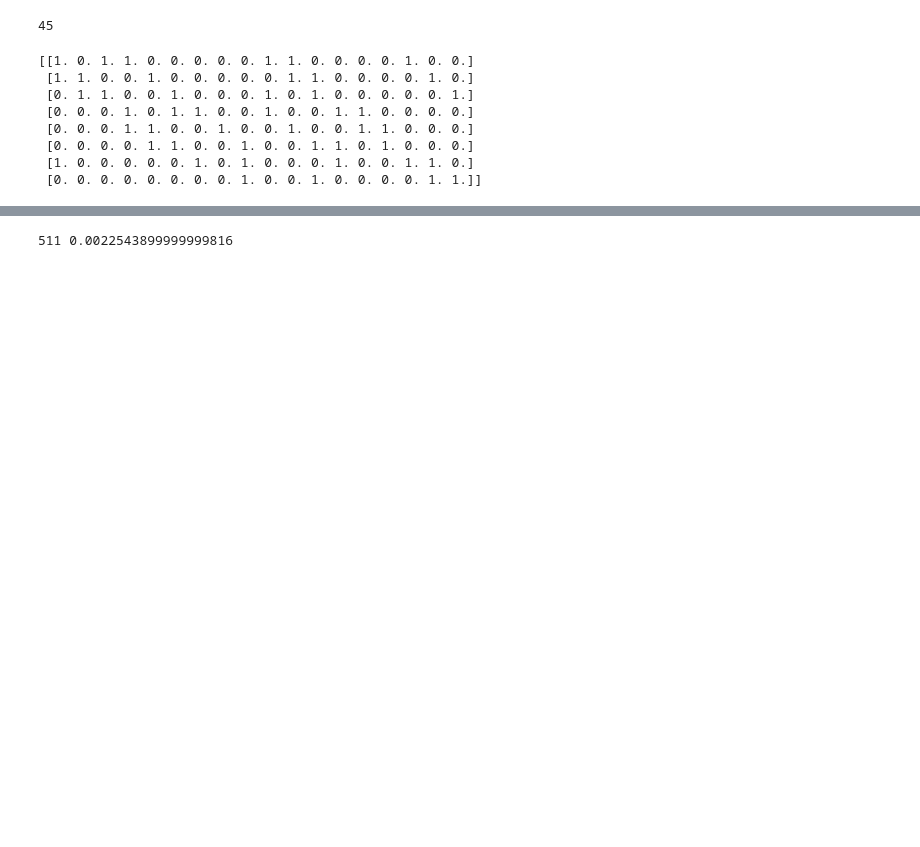
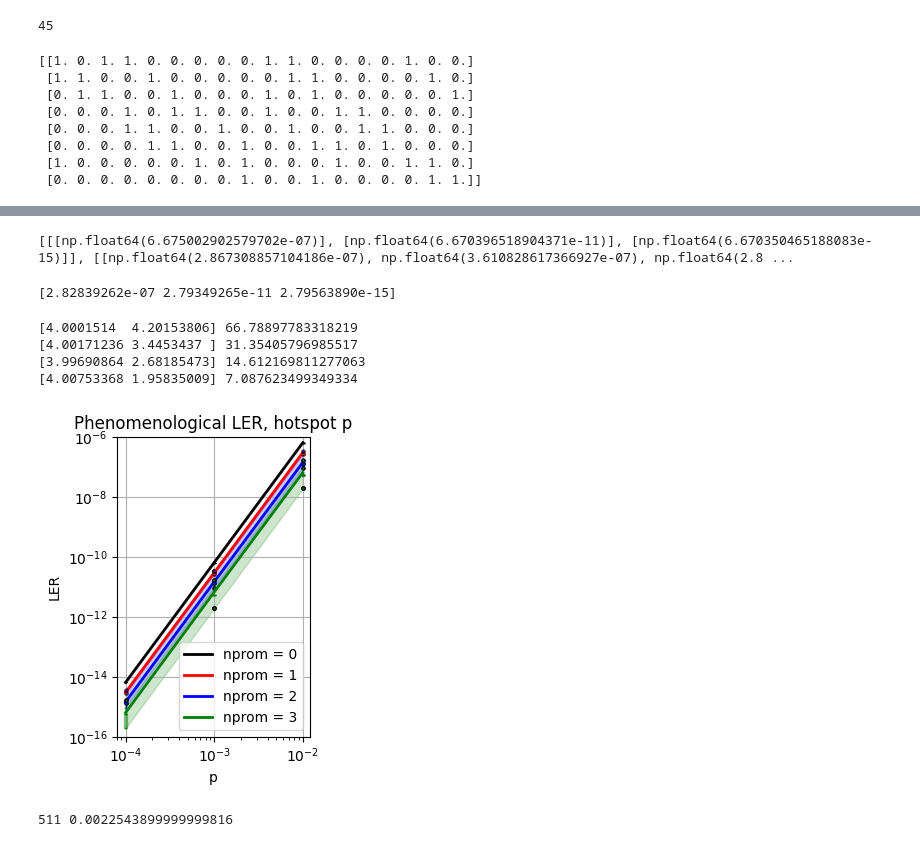
Before and after one commit to chenkale/kalechenQCallcode, a Jupyter notebook: QEC/1844/errorspace.ipynb, the cells around one changed output, grey strips where cells are left out. Saved outputs shown, nothing was run; the diff lists cells and outputs as text; code cells hidden in the pictures; blank space fills up the shorter version.

```diff
--- a/QEC/1844/errorspace.ipynb
+++ b/QEC/1844/errorspace.ipynb
@@ -86,3 +154,69 @@ print(stabssingle)
+# %%
+ers = [1e-2, 1e-3, 1e-4]
+lers = [[[] for _ in range(len(ers))] for _ in range(4)]
+for i in range(4):
+    for j in range(len(ers)):
+        for k in tqdm(range(len(promotions[i]))):
+            errorlandscape = random_error_landscape(ers[j], 'hotspot')
+            #print(errorlandscape)
+            lers[i][j].append(run_algebraic_enumeration(promotions[i][k], ers[j], errorlandscape = errorlandscape))
+# %%
+print(lers)
+# %% [output]
+[[[np.float64(6.675002902579702e-07)], [np.float64(6.670396518904371e-11)], [np.float64(6.670350465188083e-15)]], [[np.float64(2.867308857104186e-07), np.float64(3.610828617366927e-07), np.float64(2.8 ...
+# %%
+print(np.mean(np.array(lers[1]), axis = 1))
+# %% [output]
+[2.82839262e-07 2.79349265e-11 2.79563890e-15]
+# %%
+plt.figure(figsize=(3, 4))
+#plt.plot(ers,np.mean(np.array(lers[0]), axis = 1), '-o', markersize = 2, label = 'nprom = 0', color = 'black')
+#plt.plot(ers,np.mean(np.array(lers[1]), axis = 1), '-o', label = 'nprom = 1', color = 'red')
+#plt.plot(ers,np.mean(np.array(lers[2]), axis = 1), '-o', label = 'nprom = 2', color = 'blue')
+#plt.plot(ers,np.mean(np.array(lers[3]), axis = 1), '-o', label = 'nprom = 3', color = 'green')
+colors = ['black', 'red', 'blue', 'green']
+for color, i in zip(colors, range(0, 4)):
+    vals, perc5, perc95 = [], [], []
+    for j in range(len(ers)):
+        vals = np.array(lers[i][j])
+        perc5.append(np.percentile(vals, 5))
+        perc95.append(np.percentile(vals, 95))
+        # Box and whisker plot for each group/perror
+        plt.boxplot(vals, positions=[ers[j]], widths=ers[j]*0.1, patch_artist=True,orientation = 'vertical',
+                    boxprops=dict(facecolor=color, color=color, alpha=0.4),
+                    medianprops=dict(color=color),
+                    whiskerprops=dict(color=color),
+                    capprops=dict(color=color),
+                    flierprops=dict(markerfacecolor=color, marker='o', alpha=0.3, markersize=2, linestyle='none'))
+    plt.plot(ers, np.mean(np.array(lers[i]), axis = 1), color=color, linewidth=2, label=f'nprom = {i}')
+    plt.fill_between(ers, perc5, perc95, color=color, alpha=0.2)
+plt.legend(loc = 'lower right')
+popt = fitloglog(ers, np.mean(np.array(lers[0]), axis = 1))
+popt2 = fitloglog(ers, np.mean(np.array(lers[1]), axis = 1))
+popt3 = fitloglog(ers, np.mean(np.array(lers[2]), axis = 1))
+popt4 = fitloglog(ers, np.mean(np.array(lers[3]), axis = 1))
+print(popt, np.exp(popt[1]))
+print(popt2, np.exp(popt2[1]))
+print(popt3, np.exp(popt3[1]))
+print(popt4, np.exp(popt4[1]))
+plt.xlim(1e-4 *0.8, 1e-2 * 1.2)
+plt.ylim(1e-16, 1e-6)
+plt.yscale('log')
+plt.xscale('log')
+plt.xlabel('p')
+plt.ylabel('LER')
+title = 'Phenomenological LER, hotspot p'
+plt.title(title)
+plt.grid()
+plt.tight_layout()
+plt.savefig('manualimgs/' + title + '.png', dpi = 300)
+plt.show()
+# %% [output]
+[4.0001514  4.20153806] 66.78897783318219
+[4.00171236 3.4453437 ] 31.35405796985517
+[3.99690864 2.68185473] 14.612169811277063
+[4.00753368 1.95835009] 7.087623499349334
+[figure, added]
 # %%
 # Run algebraic enumeration of error space
 p = 0.1
```
Also changed, not shown: parts of 5 cells of this notebook, 21 other files.
